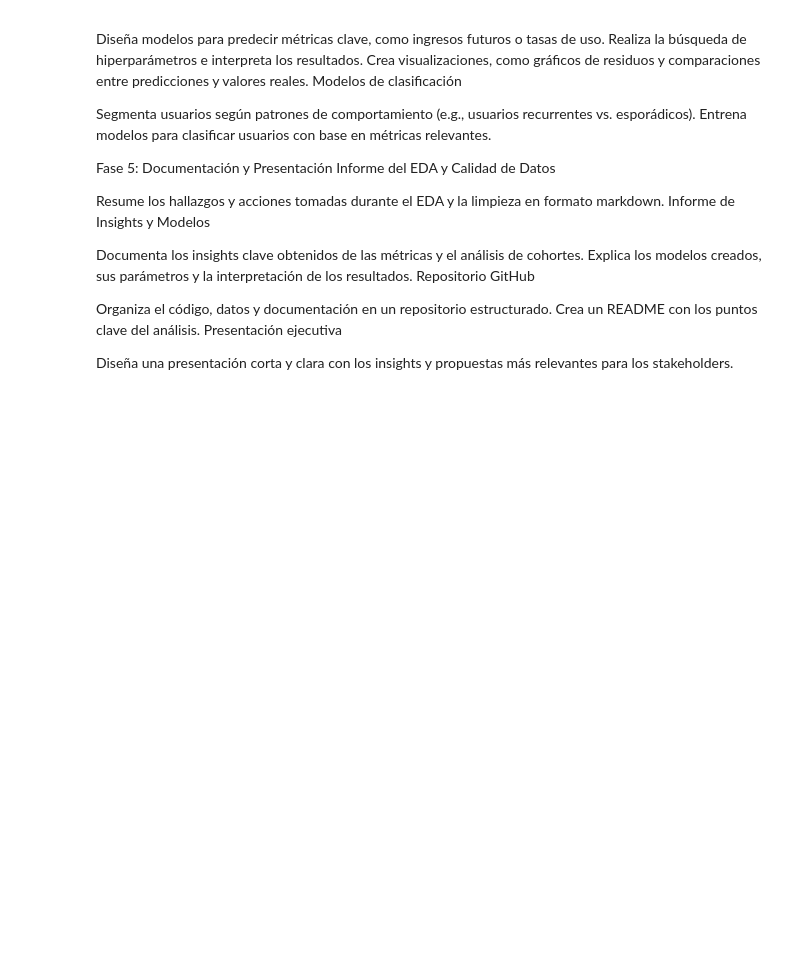
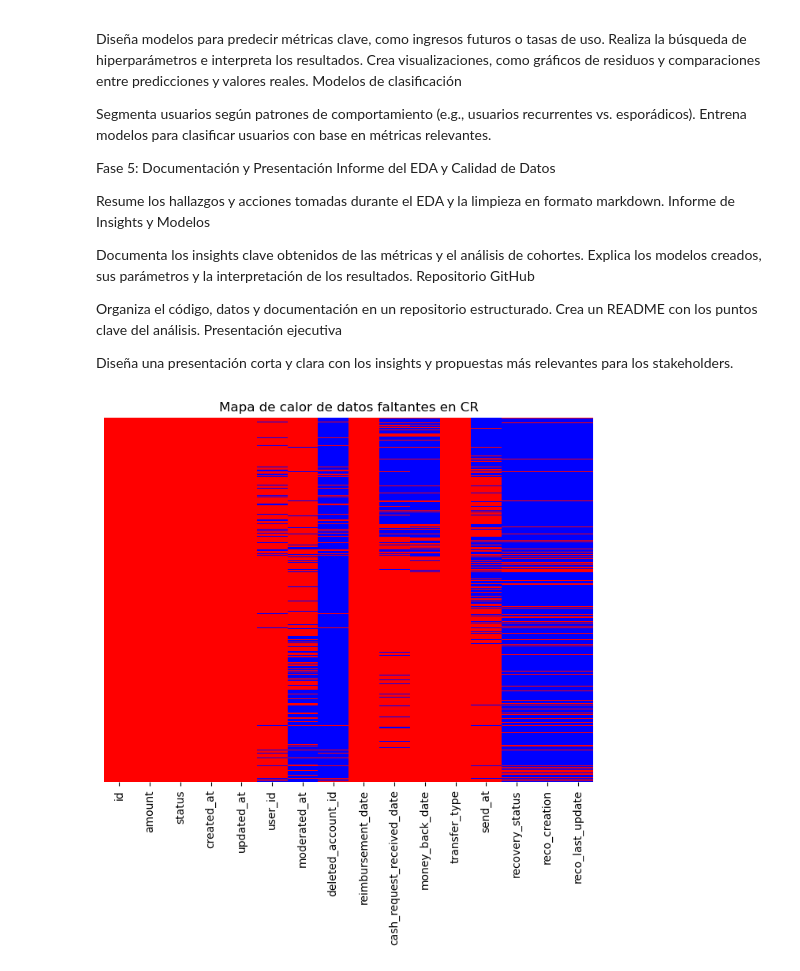
Before and after one commit to sayo18/Analisis-Avanzados-para-Pagos-de-Business-Payments, a Jupyter notebook: Proyecto2.ipynb, the cells around one changed output. Drawn from its saved outputs; the diff is of its cells as text; code cells hidden in the pictures; blank space fills up the shorter version.

```diff
--- a/Proyecto2.ipynb
+++ b/Proyecto2.ipynb
@@ -69,0 +74,23 @@ Diseña una presentación corta y clara con los insights y propuestas más relev
+# %%
+#1-
+import pandas as pd
+
+# archivo cashrequest.csv
+ruta_archivo = './cashrequest.csv'
+data_og = pd.read_csv(ruta_archivo)
+
+datos = data_og.copy()
+
+#comprobar si la cantidad porcentual o fija de comisión depende del tipo de la misma y de la cantidad del préstamo
+# %%
+cr_null = datos.isnull()
+# Define a custom color map
+colors = ["red", "blue"]  # white for False values, bluee for True values
+cmap = LinearSegmentedColormap.from_list("custom", colors, N=2)
+plt.figure(figsize=(8, 6))
+# Crear un mapa de calor de los datos faltantes
+sns.heatmap(cr_null, cbar=False, yticklabels=False, cmap=cmap)
+plt.title('Mapa de calor de datos faltantes en CR')
+plt.show()
+# %% [output]
+[figure, added]
```
Also changed, not shown: parts of 87 cells of this notebook, 1 other file.
